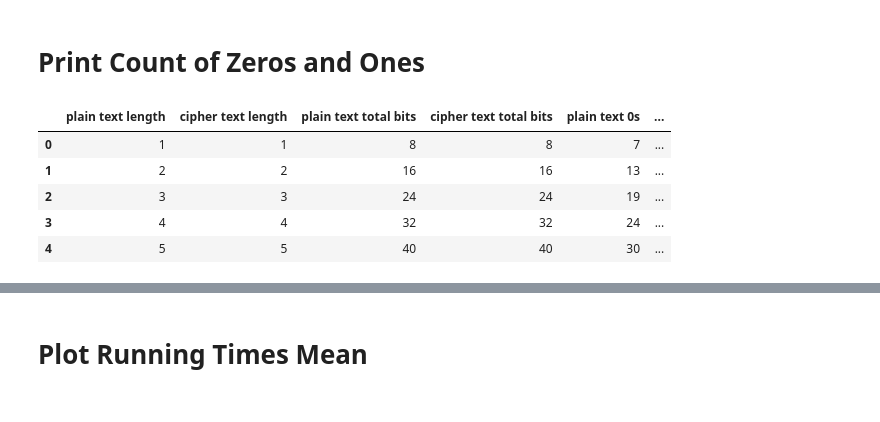
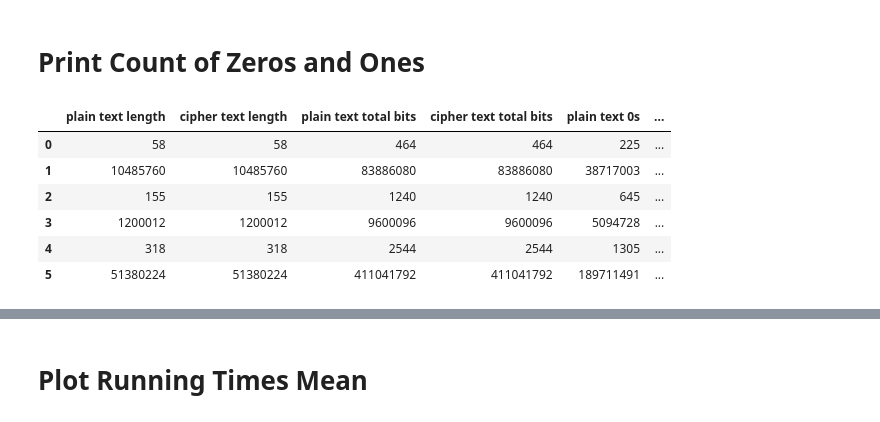
Before and after one commit to putukrisna6/kij-encrypt-decrypt-api, a Jupyter notebook: src/evaluate.ipynb, the cells around one changed output, grey strips where cells are left out. Saved outputs shown, nothing was run; the diff lists cells and outputs as text; code cells hidden in the pictures.

```diff
--- a/src/evaluate.ipynb
+++ b/src/evaluate.ipynb
@@ -17,5 +21,5 @@ DUMP_PATH = "./dumps/Fri Oct 07 15 25 19 2022.json"
 # %%
-f = open(DUMP_PATH)
+f = open(REPORT_FILE_PATH)
 
 data = json.load(f)
 
@@ -64,19 +104,23 @@ class Result:
 # %%
 PT_DATA = [TextData(asciiCodes) for asciiCodes in data["plainTexts"]]
 # %%
-rc4Result = []
-for d in data["rc4"]:
-    rc4Result.append(Result(
-        plainTextId = d["plainTextId"],
-        cipherTextAsciiCodes = d["cipherText"],
-        encRtMean = d["encRtMean"],
-        encRtPopStdDev = d["encRtPopStdDev"],
-        decRtMean = d["decRtMean"],
-        decRtPopStdDev = d["decRtPopStdDev"]
-    ))
+def toResults(data):
+    results = []
+    for d in data:
+        results.append(Result(
+            plainTextId = d["plainTextId"],
+            cipherTextAsciiCodes = d["cipherText"],
+            encRtMean = d["encRtMean"],
+            encRtPopStdDev = d["encRtPopStdDev"],
+            decRtMean = d["decRtMean"],
+            decRtPopStdDev = d["decRtPopStdDev"]
+        ))
+    return results
 # %%
 RES_DATA = {
-    "rc4": rc4Result
+    "aes": toResults(data["aes"]),
+    "des": toResults(data["des"]),
+    "rc4": toResults(data["rc4"])
 }
 # %% [markdown]
 # Plot ASCII Character Frequency
@@ -159,2 +160,0 @@ def measurePlainTextAndCipherTextSimilarities(data):
-# %%
-pd.set_option('display.max_rows', None)
@@ -209,11 +208,12 @@ def countZeroesAndOnesInPlainTextAndCipherText(data):
         "cipher text 1s": ctOneCounts,
     })
 # %%
-countZeroesAndOnesInPlainTextAndCipherText(RES_DATA["rc4"])
+countZeroesAndOnesInPlainTextAndCipherText(RES_DATA["aes"])
 # %% [output]
 |  | plain text length | cipher text length | plain text total bits | cipher text total bits | plain text 0s | ... |
-| 0 | 1 | 1 | 8 | 8 | 7 | ... |
-| 1 | 2 | 2 | 16 | 16 | 13 | ... |
-| 2 | 3 | 3 | 24 | 24 | 19 | ... |
-| 3 | 4 | 4 | 32 | 32 | 24 | ... |
-| 4 | 5 | 5 | 40 | 40 | 30 | ... |
+| 0 | 58 | 58 | 464 | 464 | 225 | ... |
+| 1 | 10485760 | 10485760 | 83886080 | 83886080 | 38717003 | ... |
+| 2 | 155 | 155 | 1240 | 1240 | 645 | ... |
+| 3 | 1200012 | 1200012 | 9600096 | 9600096 | 5094728 | ... |
+| 4 | 318 | 318 | 2544 | 2544 | 1305 | ... |
+| 5 | 51380224 | 51380224 | 411041792 | 411041792 | 189711491 | ... |
```
Also changed, not shown: parts of 24 cells of this notebook, 1 other file.
